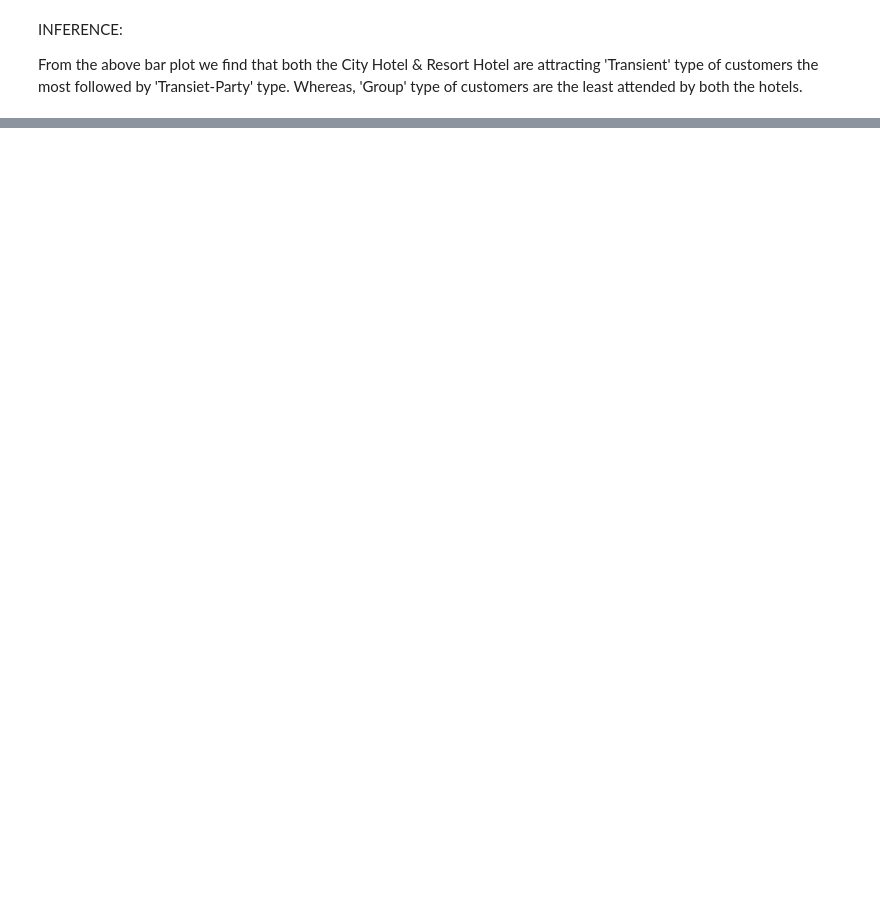
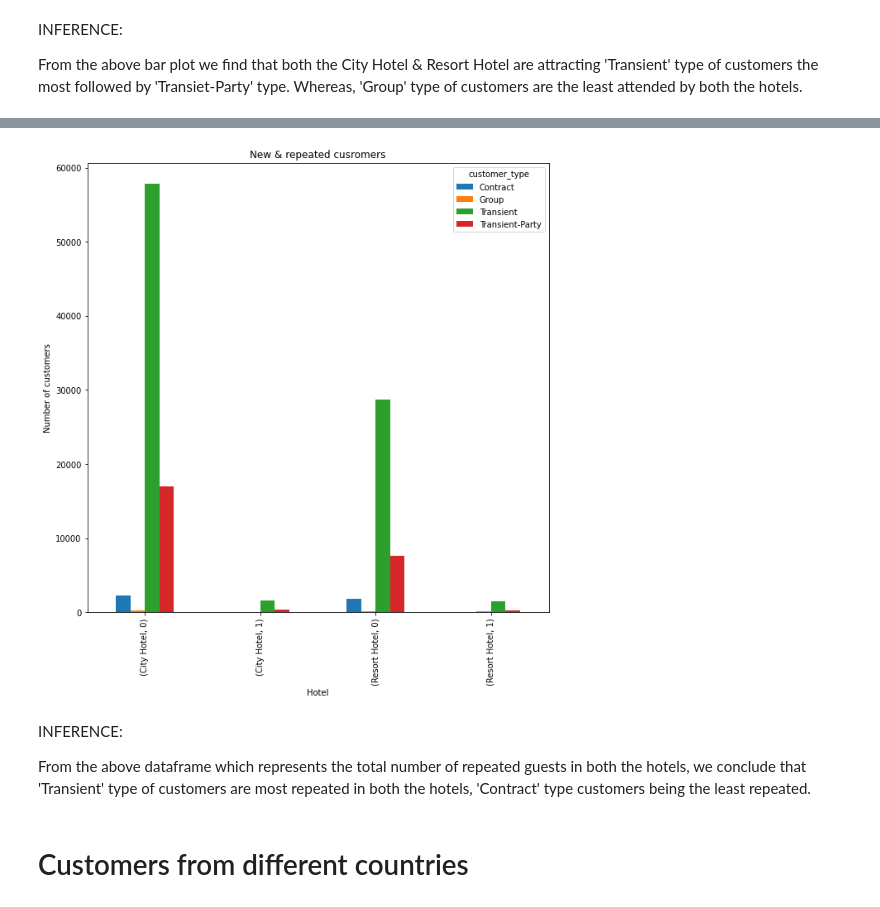
Before and after one commit to Shyam-S-Mishra/EDA-Hotel-Booking-Capstone-Project, a Jupyter notebook: Shyam_Shubham_Mishra_Hotel_Booking_Analysis_Capstone_Project.ipynb, the cells around one changed output, grey strips where cells are left out. Drawn from its saved outputs; the diff is of its cells as text; code cells hidden in the pictures; blank space fills up the shorter version.

```diff
--- a/Shyam_Shubham_Mishra_Hotel_Booking_Analysis_Capstone_Project.ipynb
+++ b/Shyam_Shubham_Mishra_Hotel_Booking_Analysis_Capstone_Project.ipynb
@@ -138,0 +153,18 @@ From the above bar plot we find that both the City Hotel & Resort Hotel are attr
+# %%
+# Creating a Bar Plot for representing the number of new and repeated customers for both the hotels
+total_repeated_guests.plot(kind='bar')
+
+plt.title('New & repeated cusromers')
+plt.ylabel('Number of customers')
+plt.xlabel('Hotel')
+
+# Fixing the size of the plot
+plt.rcParams['figure.figsize'] = (10,10)
+# %% [output]
+[figure, added]
+# %% [markdown]
+INFERENCE:
+
+From the above dataframe which represents the total number of repeated guests in both the hotels, we conclude that 'Transient' type of customers are most repeated in both the hotels, 'Contract' type customers being the least repeated.
+# %% [markdown]
+# Customers from different countries
```
Also changed, not shown: parts of 5 cells of this notebook.
